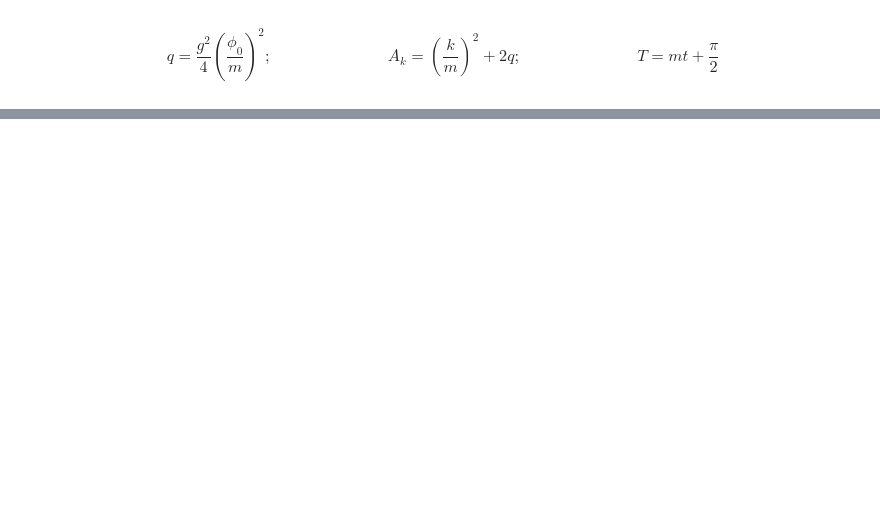
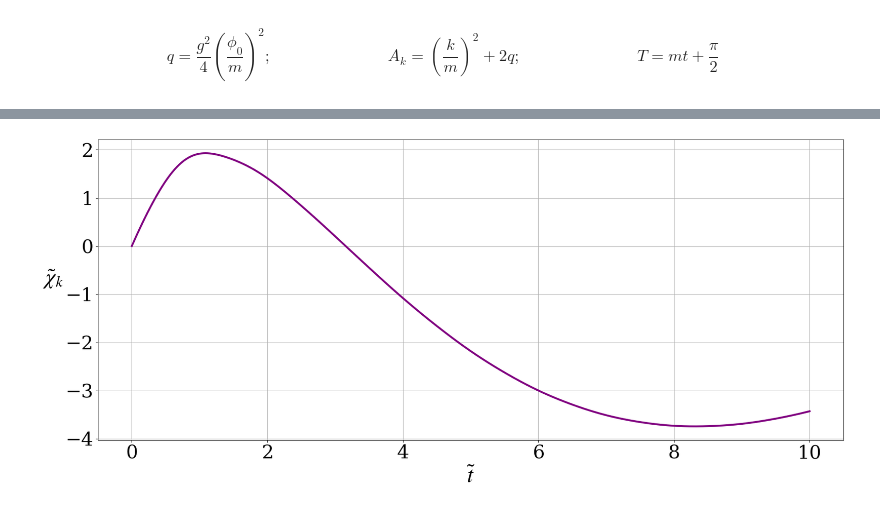
Before and after one commit to TomasCiccarella/Tesis, a Jupyter notebook: Mathieu/m2phi2/m2phi2_expansion.ipynb, the cells around one changed output, grey strips where cells are left out. Saved outputs shown, nothing was run; the diff lists cells and outputs as text; code cells hidden in the pictures; blank space fills up the shorter version.

```diff
--- a/Mathieu/m2phi2/m2phi2_expansion.ipynb
+++ b/Mathieu/m2phi2/m2phi2_expansion.ipynb
@@ -330,0 +195,22 @@ plt.tight_layout()
+# %%
+# Rango de tiempo de integración
+nf = 10
+t0, tf = 0, nf * np.pi
+t_eval = np.linspace(t0, tf, int(1e4))
+
+# Condiciones iniciales
+# Background
+phi0 = 1#1/np.sqrt(np.pi)
+phiprime0 = phi0
+a_rh = 1
+aprime_rh = a_rh * phi0 / np.sqrt(3)
+
+# Perturbaciones
+Omega_phi = k**2/a_rh**2 + 3 * phi0**2
+Omega_chi = k**2/a_rh**2 + g**2 * phi0**2
+dphi_k0 = 0#1/np.sqrt(2 * Omega_phi)
+dphi_dot_k0 = 0#1/np.sqrt(2 * Omega_phi)
+chi_k0 = 0#1/np.sqrt(2 * Omega_chi)
+chi_dot_k0 = 1#1/np.sqrt(2 * Omega_chi)#0
+
+y0 = [phi0, phiprime0, dphi_k0, dphi_dot_k0, chi_k0, chi_dot_k0, a_rh, aprime_rh]
@@ -330,0 +230,16 @@ plt.tight_layout()
+# %%
+plt.figure(figsize = (18, 8))
+
+plt.plot(sol.t/np.pi, (sol.y[6]/a_rh)**(3/2)*chi_sol, lw = 3, color = "purple")
+plt.ylabel(r"$\tilde{\chi}_k$", labelpad = 20, rotation = "horizontal", fontsize=35)
+plt.xlabel(r"$\tilde{t}$", fontsize=35)
+plt.grid()
+plt.xticks(fontsize=30)
+plt.yticks(fontsize=30)
+
+plt.tight_layout()
+#plt.show()
+
+plt.savefig("Narrow_resonance_expansion_m2phi2.pdf", format='pdf')
+# %% [output]
+[figure, added]
```
Also changed, not shown: parts of 15 cells of this notebook, 27 other files.
